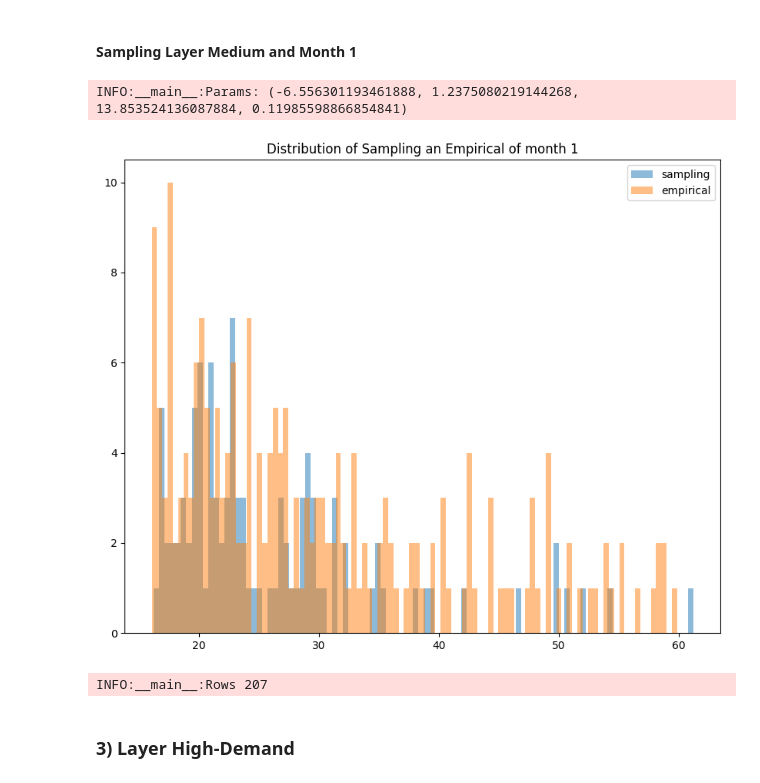
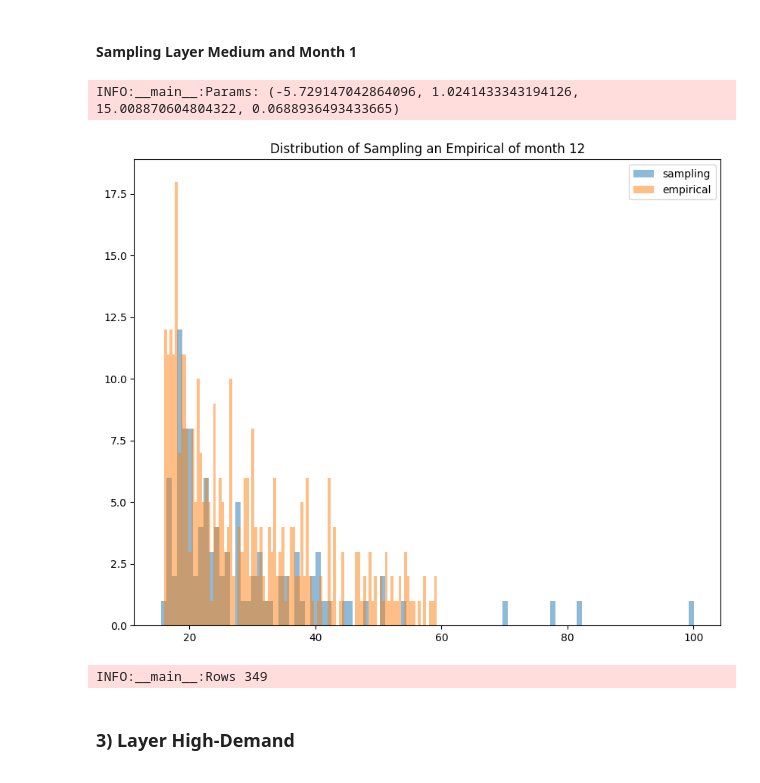
Before and after one commit to PitHurtado/multiperiod-2e, a Jupyter notebook: notebooks/Scenario_Generation/Scenario-Generation-v1.ipynb, the cells around one changed output. Saved outputs shown, nothing was run; the diff lists cells and outputs as text; code cells hidden in the pictures.

```diff
--- a/notebooks/Scenario_Generatio/Scenario-Generatio-v1.ipynb
+++ b/notebooks/Scenario_Generation/Scenario-Generation-v1.ipynb
@@ -634,26 +677,26 @@ BIC:            1632.583137865157
 # %% [markdown]
 #### Sampling Layer Medium and Month 1
 # %%
-MONTH=1
+MONTH=12
 ## Distribution Selected
 distribution = stats.johnsonsu
 
 # fitting
 parametros   = distribution.fit(raw_medium.loc[raw_medium.month == MONTH, 'demand'].to_numpy())
 logger.info(f"Params: {parametros}")
 
 # plot with sampling records
 fig, axes = plt.subplots(figsize=(10,8))
 plt.hist(distribution.rvs(*parametros, size=100), bins = 100, alpha=0.5, label="sampling")
 plt.hist(raw_medium.loc[raw_medium.month == MONTH, 'demand'], bins=100, alpha=0.5, label="empirical")
 plt.legend()
 plt.title(f"Distribution of Sampling an Empirical of month {MONTH}")
 plt.show()
 logger.info(f"Rows {len(raw_medium.loc[raw_medium.month == MONTH, 'demand'])}")
 # %% [output]
-INFO:__main__:Params: (-6.556301193461888, 1.2375080219144268, 13.853524136087884, 0.11985598866854841)
+INFO:__main__:Params: (-5.729147042864096, 1.0241433343194126, 15.008870604804322, 0.0688936493433665)
-[figure, old version]
+[figure, new version]
-INFO:__main__:Rows 207
+INFO:__main__:Rows 349
 # %% [markdown]
 ### 3) Layer High-Demand
 # %%
```
Also changed, not shown: parts of 17 cells of this notebook.
